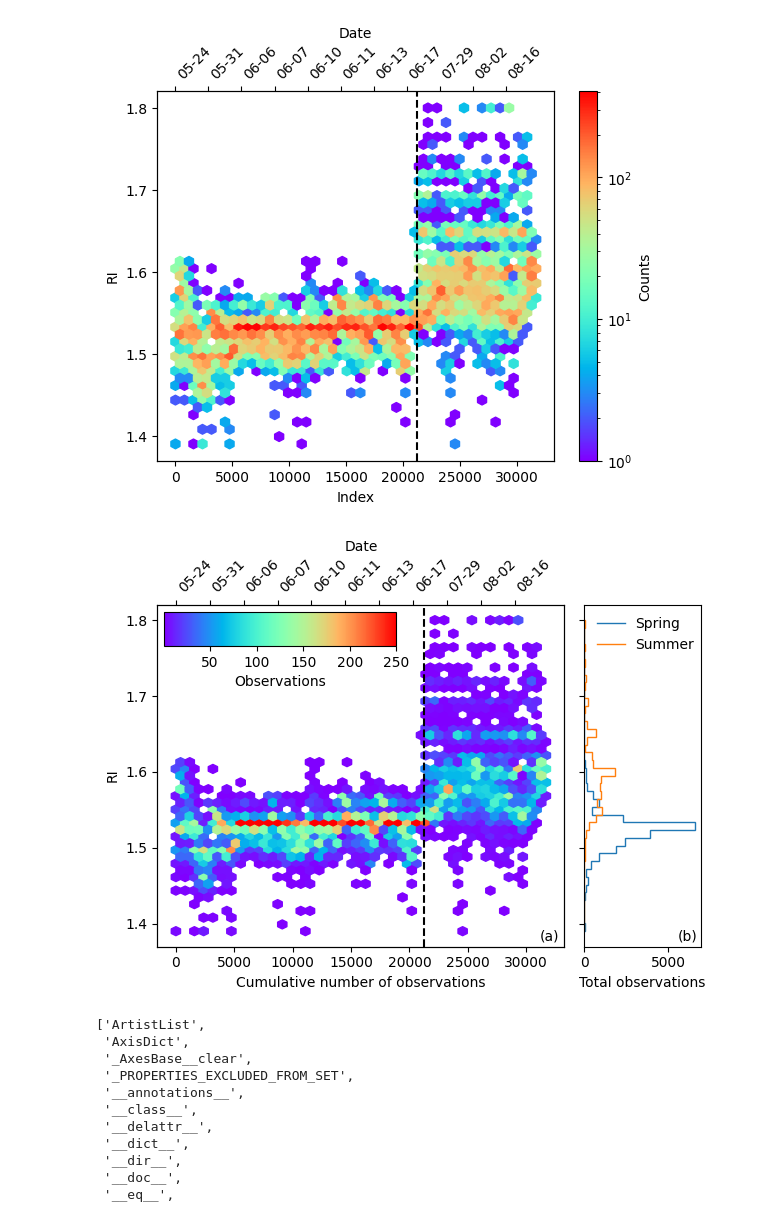
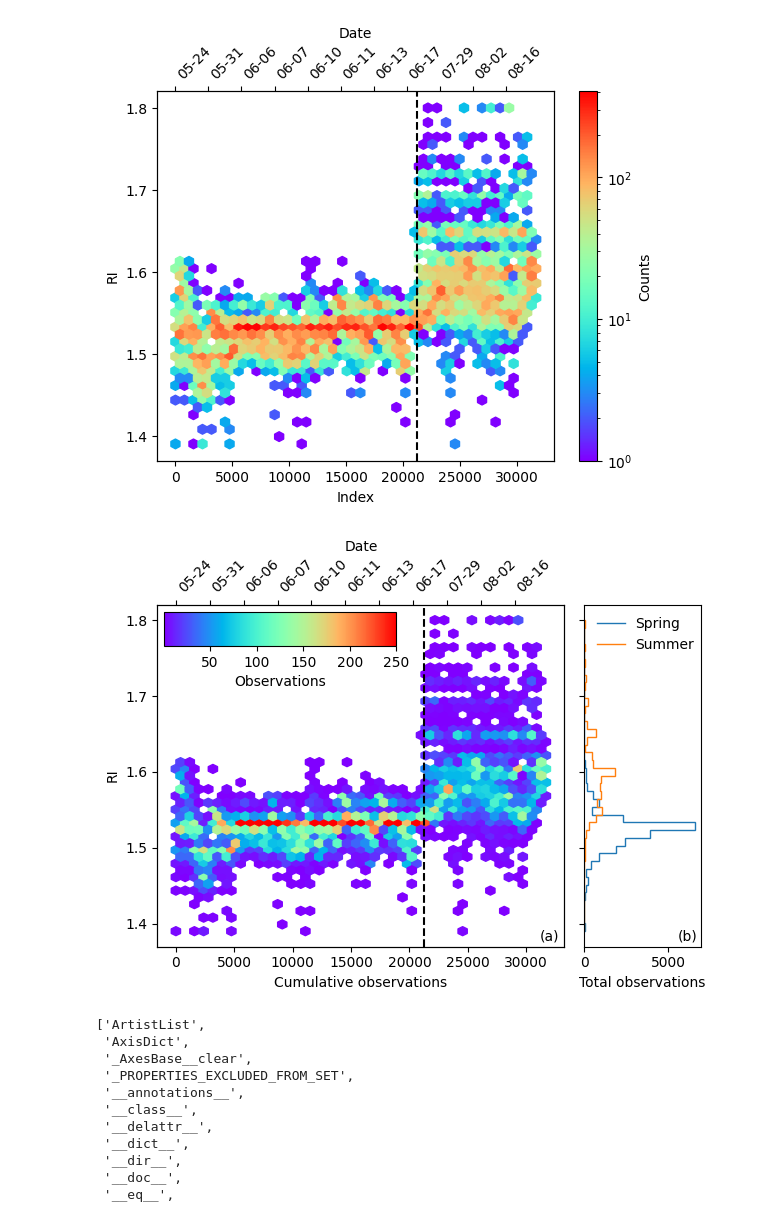
Before and after one commit to csoloff/ARCSIX_DASH_RI, a Jupyter notebook: scripts/02_investigate.ipynb, the cells around one changed output. Drawn from its saved outputs; the diff is of its cells as text; code cells hidden in the pictures.

```diff
--- a/scripts/02_investigate.ipynb
+++ b/scripts/02_investigate.ipynb
@@ -72,7 +72,7 @@ fig, axes = plt.subplots(1,2, sharey=True, gridspec_kw={'width_ratios': [3.5, 1]
 # Create a hexbin plot
 ax = axes[0]
 hb = ax.hexbin(ind, d['RI'], gridsize=40, cmap='rainbow', mincnt=1, vmax=250)
-ax.set_xlabel('Cumulative number of observations')
+ax.set_xlabel('Cumulative observations')
 ax.set_ylabel('RI')
 ax.axvline(21227, c='black', alpha=1, ls='--')
 # Set the positions and labels for the top axis
@@ -83,34 +83,34 @@ ax2.set_xticks(index_ticks)
 ax2.set_xticklabels(date_labels, rotation=45, ha='left')  # Rotate labels for better readability
 ax2.set_xlim(ax.get_xlim())  # Align the top axis limits with the bottom axis
 ax2.set_xlabel('Date')
 # Add text to the top-left corner
 ax.text(0.94, 0.05, '(a)', transform=ax.transAxes, verticalalignment='top')
 
 ax = axes[1]
 ax.text(0.80, 0.05, '(b)', transform=ax.transAxes, verticalalignment='top')
 # Assuming d_sp['RI'] and d_su['RI'] are your datasets
 combined_data = np.concatenate([d_sp['RI'], d_su['RI']])
 bin_edges = np.linspace(min(combined_data), max(combined_data), num=41)  # 40 bins
 
 # Plot the first histogram with the defined bin edges
 counts, _ = np.histogram(d_sp['RI'], bins=bin_edges)
 ax.stairs(counts, bin_edges, label='Spring', orientation='horizontal')
 
 # Plot the second histogram with the same bin edges
 counts, _ = np.histogram(d_su['RI'], bins=bin_edges)
 ax.stairs(counts, bin_edges, label='Summer', orientation='horizontal')
 ax.legend(frameon=False)
 ax.set_xlabel('Total observations')
 #fig.subplots_adjust(hspace =-1.00)
 plt.tight_layout()
 
 cbaxes = inset_axes(axes[0], width="57%", height="10%", loc='upper left')
 cbar = plt.colorbar(hb, cax=cbaxes, label='Observations', location='top',pad=-.05)  # Add a colorbar for density
 cbar.ax.xaxis.set_ticks_position('bottom')
 cbar.ax.xaxis.set_label_position('bottom')
 plt.savefig('../figures/RI_hexbin_mult.png', dpi=300, bbox_inches='tight')
 # %% [output]
-[figure, old version]
+[figure, new version]
 # %%
 dir(cbar.ax)
 # %% [output]
```
